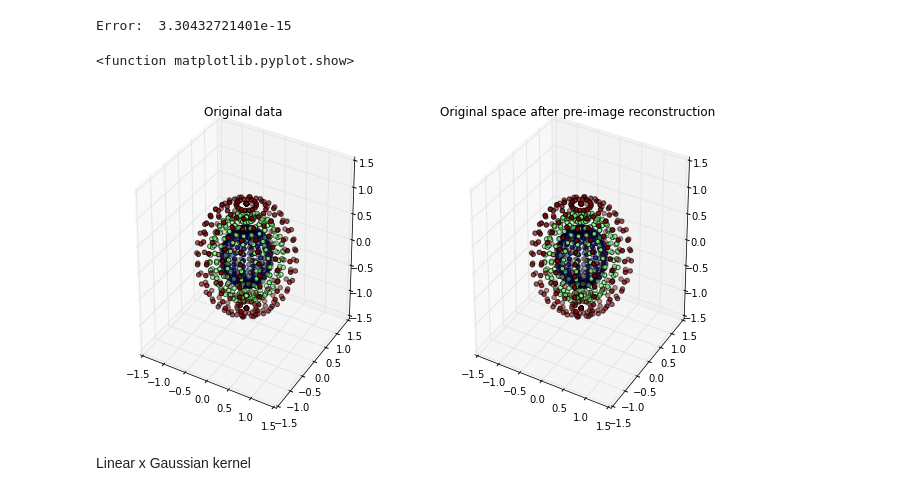
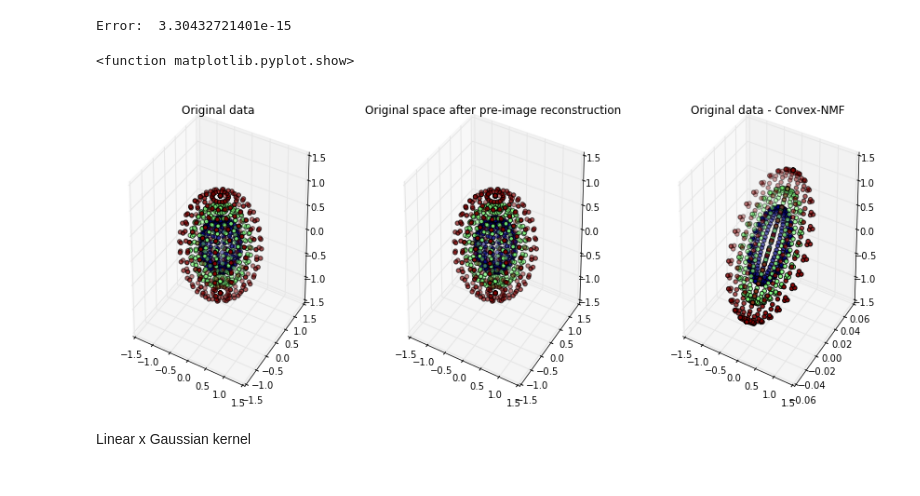
Before and after one commit to ejake/tensor-factorization, a Jupyter notebook: kmf/Pre-image.ipynb, the cells around one changed output. Saved outputs shown, nothing was run; the diff lists cells and outputs as text; code cells hidden in the pictures.

Commit message:
Completion faces Pre-image a CNMF|

```diff
--- a/kmf/Pre-image.ipynb
+++ b/kmf/Pre-image.ipynb
@@ -527,29 +629,39 @@ Error:  3.30432721401e-15
 # %%
 from mpl_toolkits.mplot3d import Axes3D
 
-fig = plt.figure(figsize=(11,6))
+fig = plt.figure(figsize=(15,6))
 
-ax = fig.add_subplot(1, 2, 1, projection='3d')
+ax = fig.add_subplot(1, 3, 1, projection='3d')
 ax.set_title("Original data")
 sc = ax.scatter(
            sphere[:,0], sphere[:,1], sphere[:,2],  # data
            c=sphere_label,                            # marker colour
            #marker='o',                                # marker shape
            #s=(param_values[:,2]*100)                                 # marker size
            )
 
-ax = fig.add_subplot(1, 2, 2, projection='3d')
+ax = fig.add_subplot(1, 3, 2, projection='3d')
 ax.set_title("Original space after pre-image reconstruction")
 sc = ax.scatter(
            preimxkg[:,0], preimxkg[:,1], preimxkg[:,2],  # data
            c=sphere_label,                            # marker colour
            #marker='o',                                # marker shape
            #s=(param_values[:,2]*100)                                 # marker size
            )
+
+ax = fig.add_subplot(1, 3, 3, projection='3d')
+ax.set_title("Original data - Convex-NMF")
+sc = ax.scatter(
+           np.dot(cnmf_mdl.W,cnmf_mdl.H)[:,0], np.dot(cnmf_mdl.W,cnmf_mdl.H)[:,1], np.dot(cnmf_mdl.W,cnmf_mdl.H)[:,2],  # data
+           c=sphere_label,                            # marker colour
+           #marker='o',                                # marker shape
+           #s=(param_values[:,2]*100)                                 # marker size
+           )
+
 plt.show
 # %% [output]
 <function matplotlib.pyplot.show>
-[figure, old version]
+[figure, new version]
 # %% [markdown]
 Linear x Gaussian kernel
 # %%
```
Also changed, not shown: parts of 73 cells of this notebook, 12 other files.
